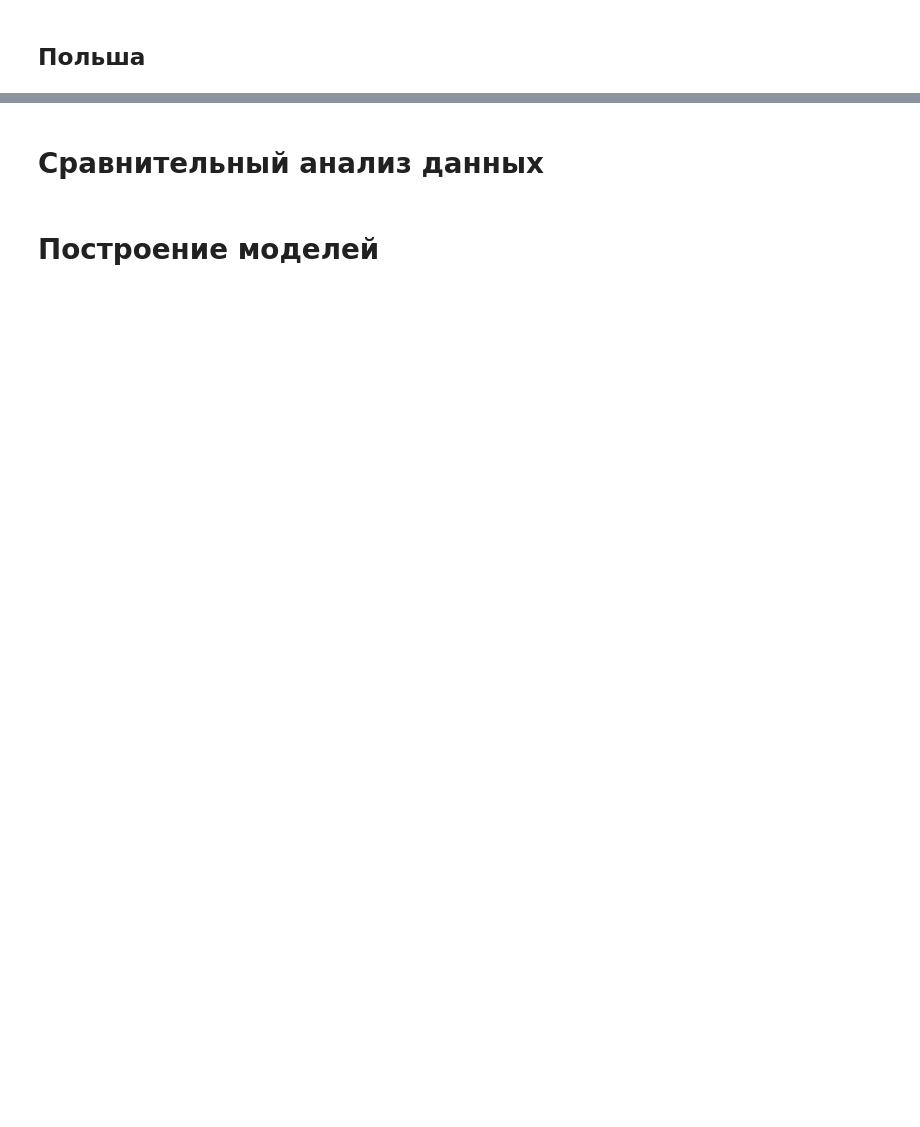
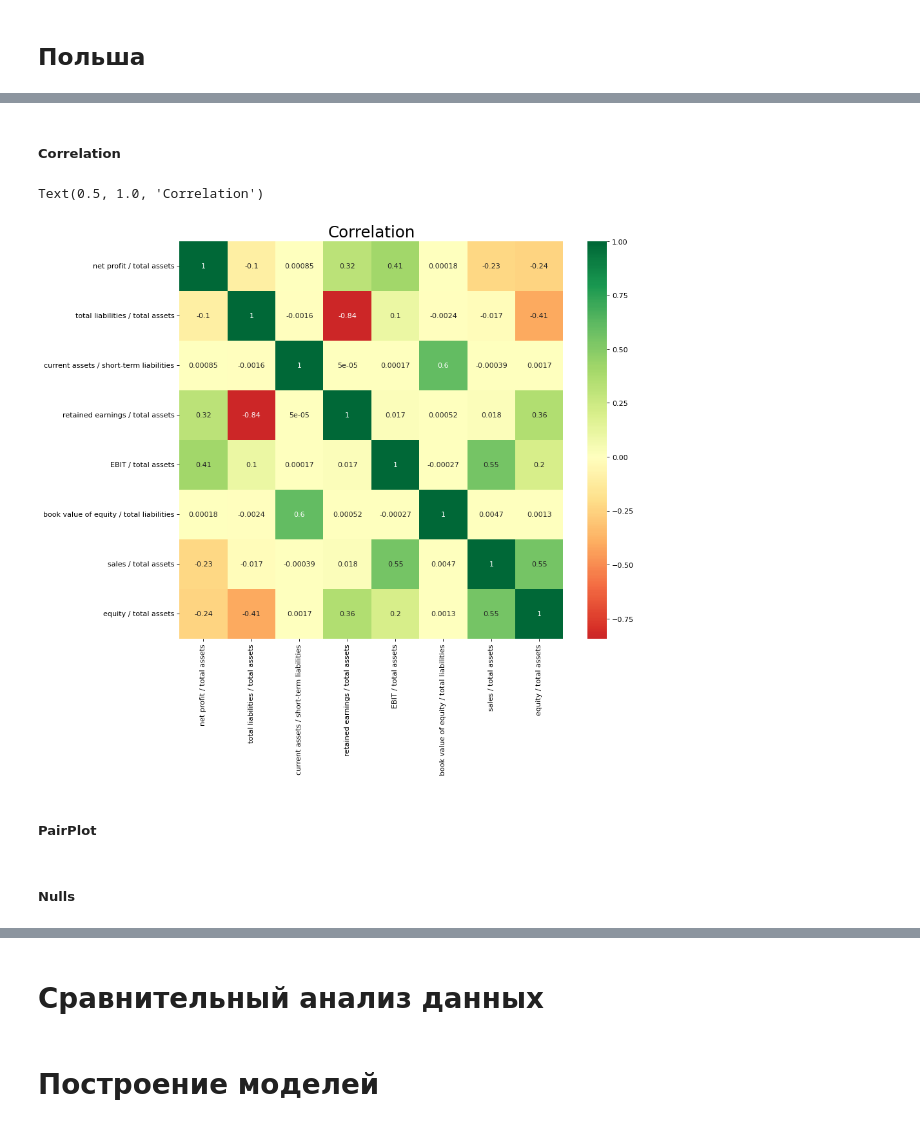
Before and after one commit to D1scoDancer/Bankruptcy-DA-Project, a Jupyter notebook: Notebooks/bankruptcy_project.ipynb, the cells around one changed output, grey strips where cells are left out. Cells and saved outputs as stored; diff of their text form; code cells hidden in the pictures; blank space fills up the shorter version.

Commit message:
polish analysis started

```diff
--- a/Notebooks/bankruptcy_project.ipynb
+++ b/Notebooks/bankruptcy_project.ipynb
@@ -207,0 +234,13 @@ polish_X
+# %%
+columns_to_keep = [
+    'year',
+    'net profit / total assets',
+    'total liabilities / total assets',
+    'current assets / short-term liabilities',
+    'retained earnings / total assets',
+    'EBIT / total assets',
+    'book value of equity / total liabilities',
+    'sales / total assets',
+    'equity / total assets'
+]
+polish_X_sub = polish_X[columns_to_keep]
@@ -207,0 +263,19 @@ polish_X
+# %% [markdown]
+##### Correlation
+# %%
+plt.figure(figsize=(12,10), dpi = 80)
+sns.heatmap(polish_X_sub[['net profit / total assets',
+    'total liabilities / total assets',
+    'current assets / short-term liabilities',
+    'retained earnings / total assets',
+    'EBIT / total assets',
+    'book value of equity / total liabilities',
+    'sales / total assets',
+    'equity / total assets']].corr(), cmap = "RdYlGn", center = 0, annot = True
+            )
+plt.title('Correlation', fontsize=22)
+# %% [output]
+Text(0.5, 1.0, 'Correlation')
+[figure, added]
+# %% [markdown]
+##### PairPlot
@@ -207,0 +293,2 @@ polish_X
+# %% [markdown]
+##### Nulls
```
Also changed, not shown: parts of 16 cells of this notebook.
